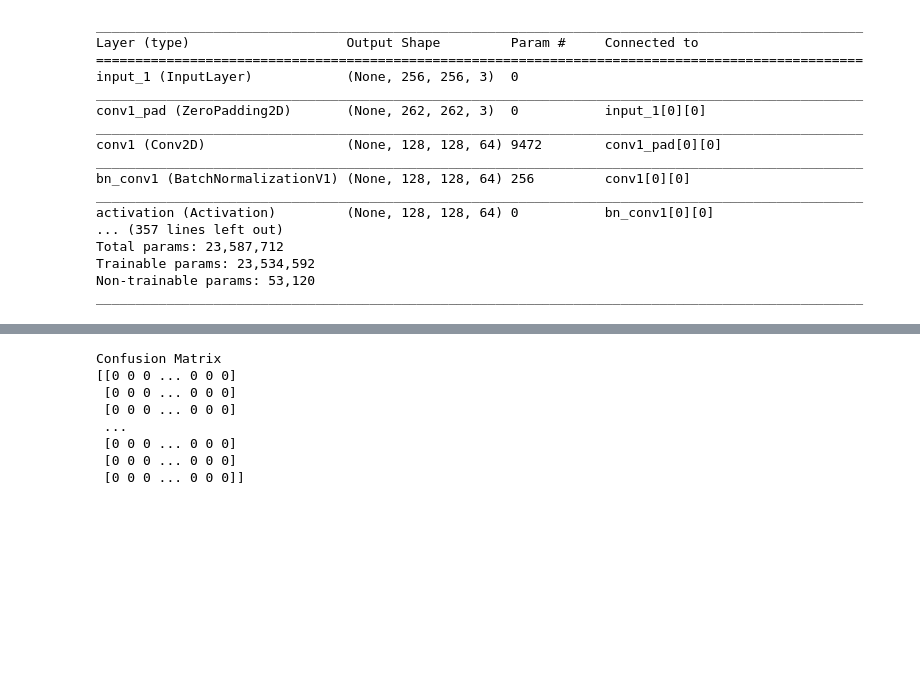
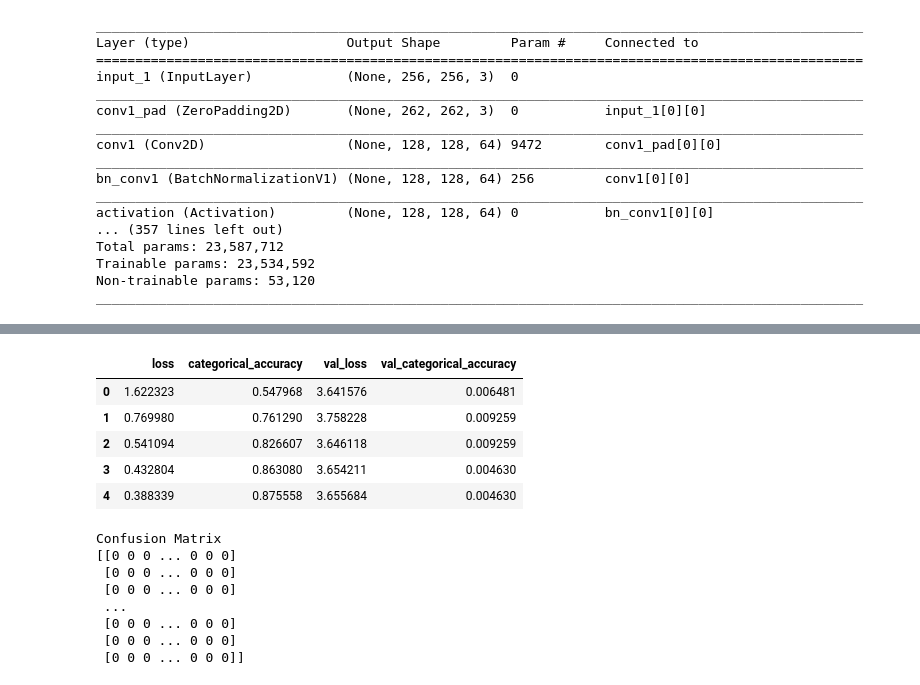
Before and after one commit to ainilaha/PlanstDiseaseDetection, a Jupyter notebook: resnet_models.ipynb, the cells around one changed output, grey strips where cells are left out. Cells and saved outputs as stored; diff of their text form; code cells hidden in the pictures; blank space fills up the shorter version.

```diff
--- a/resnet_models.ipynb
+++ b/resnet_models.ipynb
@@ -127,0 +140,10 @@ plt.show()
+# %%
+history_df = pd.DataFrame(history.history)
+history_df.head()
+# %% [output]
+|  | loss | categorical_accuracy | val_loss | val_categorical_accuracy |
+| 0 | 1.622323 | 0.547968 | 3.641576 | 0.006481 |
+| 1 | 0.769980 | 0.761290 | 3.758228 | 0.009259 |
+| 2 | 0.541094 | 0.826607 | 3.646118 | 0.009259 |
+| 3 | 0.432804 | 0.863080 | 3.654211 | 0.004630 |
+| 4 | 0.388339 | 0.875558 | 3.655684 | 0.004630 |
```
Also changed, not shown: parts of 6 cells of this notebook, 3 other files.
